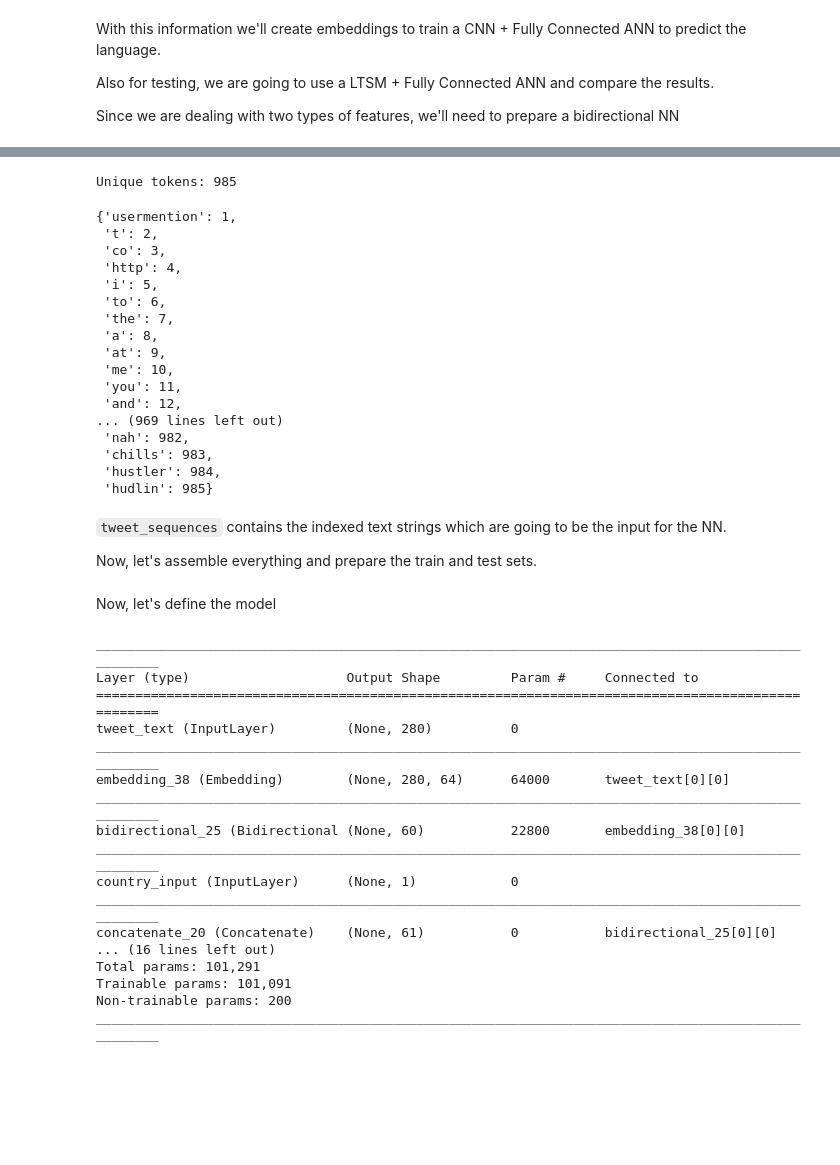
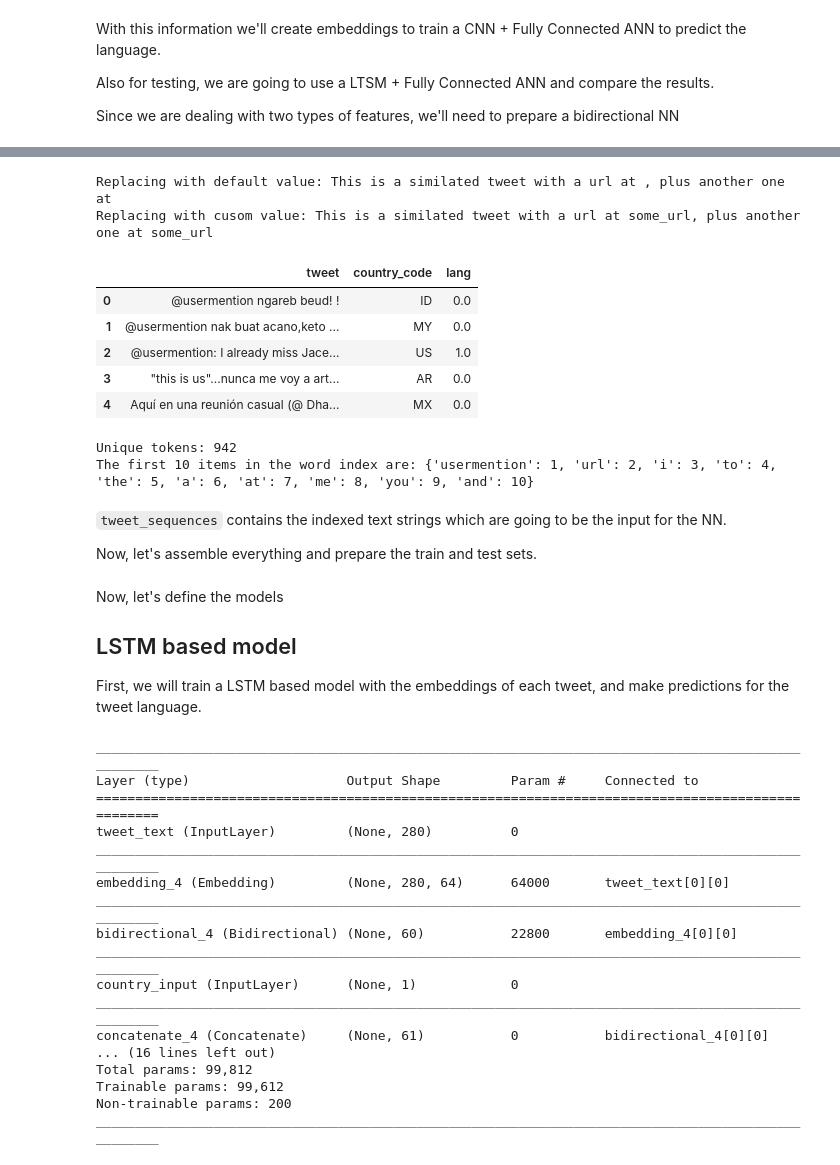
Before and after one commit to Ohtar10/wtsp, a Jupyter notebook: notebooks/jupyter/tweet-language-classification.ipynb, the cells around one changed output, grey strips where cells are left out. Cells and saved outputs as stored; diff of their text form; code cells hidden in the pictures; blank space fills up the shorter version.

```diff
--- a/notebooks/jupyter/tweet-language-classification.ipynb
+++ b/notebooks/jupyter/tweet-language-classification.ipynb
@@ -80,3 +105,29 @@ First, let's prepare the embeddings using the tweet text
+# %%
+from urlextract import URLExtract
+
+def replace_url(string, replacement=''):
+    url_extract = URLExtract()
+    urls = url_extract.find_urls(string)
+    for url in urls:
+        string = string.replace(url, replacement)
+    return string
+
+test = "This is a similated tweet with a url at https://somedomain.com, plus another one at http://www.google.com"
+print(f"Replacing with default value: {replace_url(test)}")
+print(f"Replacing with cusom value: {replace_url(test, 'some_url')}")
+# %% [output]
+Replacing with default value: This is a similated tweet with a url at , plus another one at
+Replacing with cusom value: This is a similated tweet with a url at some_url, plus another one at some_url
+# %%
+tweets.tweet = tweets.tweet.apply(lambda t: replace_url(t, "<url>"))
+tweets.head()
+# %% [output]
+|  | tweet | country_code | lang |
+| 0 | @usermention ngareb beud! ! | ID | 0.0 |
+| 1 | @usermention nak buat acano,keto ... | MY | 0.0 |
+| 2 | @usermention: I already miss Jace... | US | 1.0 |
+| 3 | "this is us"...nunca me voy a art... | AR | 0.0 |
+| 4 | Aquí en una reunión casual (@ Dha... | MX | 0.0 |
 # %%
 from keras.preprocessing.text import Tokenizer
 
@@ -84,25 +135,10 @@ words = 1000
 tokenizer = Tokenizer(num_words=1000)
 tokenizer.fit_on_texts(tweets.tweet)
 print(f"Unique tokens: {len(tokenizer.word_index)}")
-tokenizer.word_index
+first10 = {k:tokenizer.word_index[k] for k in list(tokenizer.word_index)[:10]}
+print(f"The first 10 items in the word index are: {first10}")
 # %% [output]
-Unique tokens: 985
+Unique tokens: 942
+The first 10 items in the word index are: {'usermention': 1, 'url': 2, 'i': 3, 'to': 4, 'the': 5, 'a': 6, 'at': 7, 'me': 8, 'you': 9, 'and': 10}
-{'usermention': 1,
- 't': 2,
- 'co': 3,
- 'http': 4,
- 'i': 5,
- 'to': 6,
- 'the': 7,
- 'a': 8,
- 'at': 9,
- 'me': 10,
- 'you': 11,
- 'and': 12,
-... (969 lines left out)
- 'nah': 982,
- 'chills': 983,
- 'hustler': 984,
- 'hudlin': 985}
 # %%
 from keras.preprocessing.sequence import pad_sequences
@@ -123,8 +160,12 @@ y = language_encoded
 
 X_train, X_test, y_train, y_test = train_test_split(X, y, test_size=0.2, random_state=1234)
 X_train_c, X_test_c, _, _ = train_test_split(X_c, y, test_size=0.2, random_state=1234)
-# %% [markdown]
-Now, let's define the model
+# %% [markdown]
+Now, let's define the models
+
+## LSTM based model
+
+First, we will train a LSTM based model with the embeddings of each tweet, and make predictions for the tweet language.
 # %%
 from keras.layers import Input, Embedding, Bidirectional, Dense, LSTM, concatenate, BatchNormalization, Dropout
 from keras.models import Model
@@ -143,7 +184,7 @@ tweet_output = Bidirectional(
     )(emb)
 
 #Define an auxiliary output for the first input
-aux_output = Dense(tweets.lang.unique().shape[0], activation='softmax', name='aux_output')(tweet_output)
+aux_output = Dense(1, activation='sigmoid', name='aux_output')(tweet_output)
 
 #Concatenate the LSTM output with the country input
 x = concatenate([tweet_output, country_input])
@@ -156,10 +197,10 @@ x = Dropout(0.2)(x)
 x = Dense(25, activation='relu')(x)
 
 #And finally make the predictions using the previous layer as input
-main_output = Dense(tweets.lang.unique().shape[0], activation='softmax', name='prediction')(x)
+main_output = Dense(1, activation='sigmoid', name='prediction')(x)
 
 model = Model(inputs=[tweet_input, country_input], outputs=[main_output, aux_output])
-model.compile(optimizer='adam', loss='sparse_categorical_crossentropy', metrics=['accuracy'])
+model.compile(optimizer='adam', loss='binary_crossentropy', metrics=['accuracy'])
 model.summary()
 # %% [output]
 __________________________________________________________________________________________________
@@ -167,16 +208,16 @@ Layer (type)                    Output Shape         Param #     Connected to
 ==================================================================================================
 tweet_text (InputLayer)         (None, 280)          0
 __________________________________________________________________________________________________
-embedding_38 (Embedding)        (None, 280, 64)      64000       tweet_text[0][0]
+embedding_4 (Embedding)         (None, 280, 64)      64000       tweet_text[0][0]
 __________________________________________________________________________________________________
-bidirectional_25 (Bidirectional (None, 60)           22800       embedding_38[0][0]
+bidirectional_4 (Bidirectional) (None, 60)           22800       embedding_4[0][0]
 __________________________________________________________________________________________________
 country_input (InputLayer)      (None, 1)            0
 __________________________________________________________________________________________________
-concatenate_20 (Concatenate)    (None, 61)           0           bidirectional_25[0][0]
+concatenate_4 (Concatenate)     (None, 61)           0           bidirectional_4[0][0]
 ... (16 lines left out)
-Total params: 101,291
-Trainable params: 101,091
+Total params: 99,812
+Trainable params: 99,612
 Non-trainable params: 200
 __________________________________________________________________________________________________
 # %%
```
Also changed, not shown: parts of 28 cells of this notebook, 1 other file.
